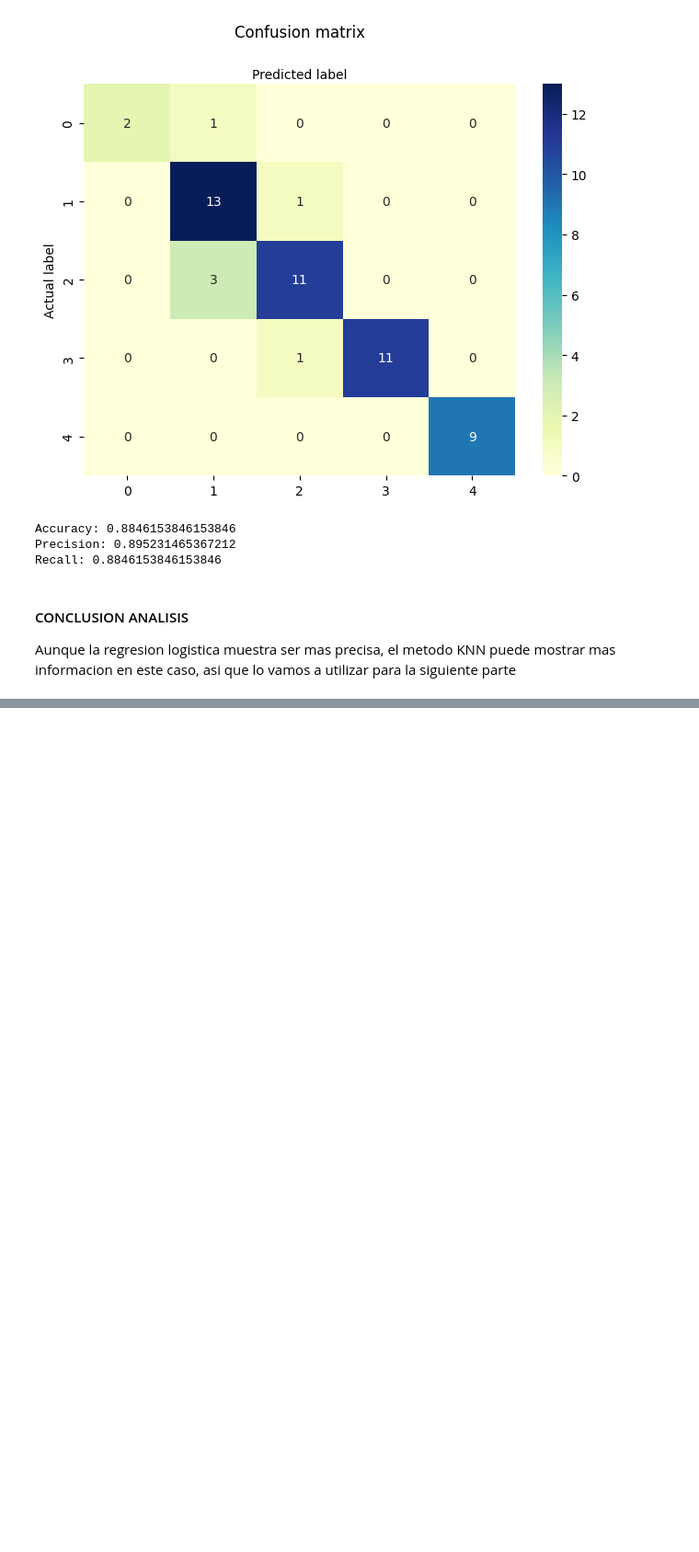
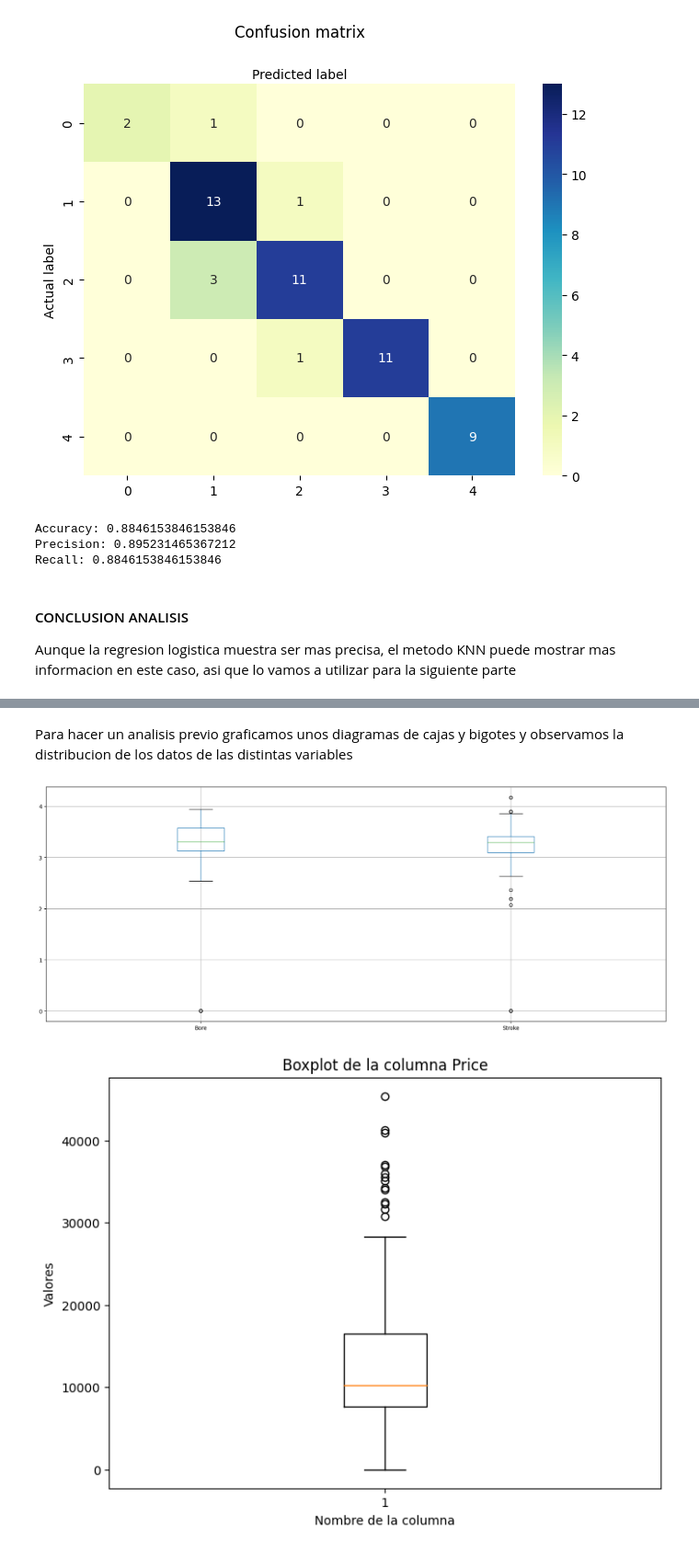
Before and after one commit to SebastianMosqueraCaicedo/ana-datos-riesgo, a Jupyter notebook: Proyect_Agredo_Mosquera.ipynb, the cells around one changed output, grey strips where cells are left out. Shown at 92% size. Saved outputs shown, nothing was run; the diff lists cells and outputs as text; code cells hidden in the pictures; blank space fills up the shorter version.

Commit message:
agrega PCA graficas

```diff
--- a/Proyect_Agredo_Mosquera.ipynb
+++ b/Proyect_Agredo_Mosquera.ipynb
@@ -711,5 +716,12 @@ corr_df = copy_of_data.corr(method="pearson")
 plt.figure(figsize=(13, 13))
 sns.heatmap(corr_df, annot=True)
 plt.show()
+cuant_var_df = data.copy()
+
+for cat_var in cat_vars:
+  if cat_var in cuant_var_df.columns:
+    cuant_var_df = cuant_var_df.drop(columns = cat_var);
+
+cuant_var_df
 # %% [output]
 [figure]
@@ -1386,3 +1398,0 @@ Basando en los modelos utilizados, se puede generar un perfil de los dos tipos d
-# %%
-for i in cosa_comp:
-    print(i, "\n ------------------------------------- \n")
@@ -1407,4 +1398,0 @@ for i in cosa_comp:
-# %%
-# un poco satanico...
-for i in refact:
-    print(i, "\n -------------- \n \n \n \n")
@@ -1462,0 +1403,3 @@ for i in refact:
+# %%
+cuant_var_df = cuant_var_df.drop(columns="Symbolizing")
+cuant_var_df.head()
@@ -1462,0 +1413,28 @@ for i in refact:
+# %% [markdown]
+Para hacer un analisis previo graficamos unos diagramas de cajas y bigotes y observamos la distribucion de los datos de las distintas variables
+# %%
+plt.figure(figsize=(21,8))
+copy_df = cuant_var_df.copy().drop(columns = ["Price","Peak_rpm","Curb_weight",
+                                              "Normalized_losses","Engine_size","Horse_power",
+                                              "Length", "Wheel_base",
+                                              "City_mpg","Highway_mpg",
+                                              "Width","Heigth",
+                                              "Compression_ratio"])
+copy_df.boxplot()
+
+columns = ["Price","Peak_rpm","Curb_weight", "Normalized_losses","Engine_size","Horse_power",
+           "Length", "Wheel_base", "City_mpg","Highway_mpg", "Width","Heigth", "Compression_ratio"]
+copy_df = cuant_var_df.copy()
+
+for i in columns:
+
+  fig, ax = plt.subplots(figsize=(8, 6))
+  ax.boxplot(cuant_var_df[i])
+
+  ax.set_xlabel("Nombre de la columna")
+  ax.set_ylabel("Valores")
+  ax.set_title("Boxplot de la columna {}".format(i))
+  plt.show()
+# %% [output]
+[figure, added]
+[figure, added]
```
Also changed, not shown: parts of 61 cells of this notebook.
